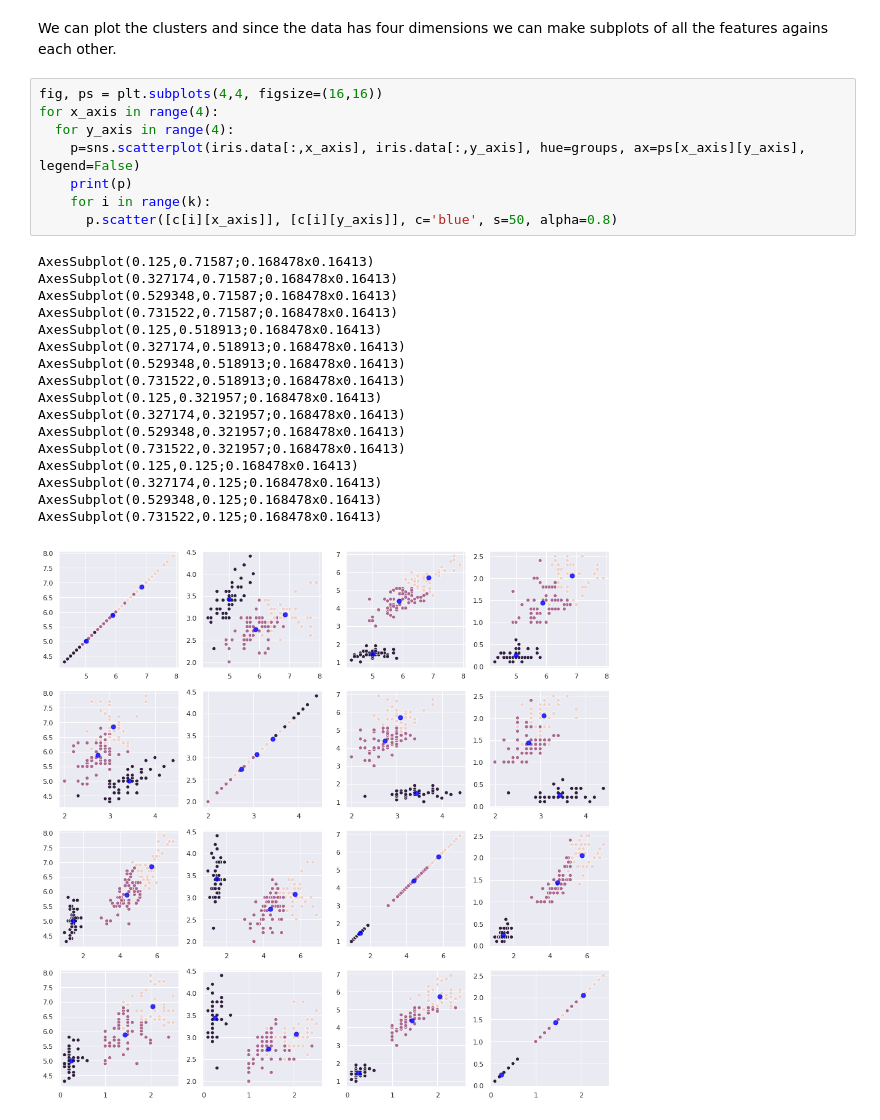
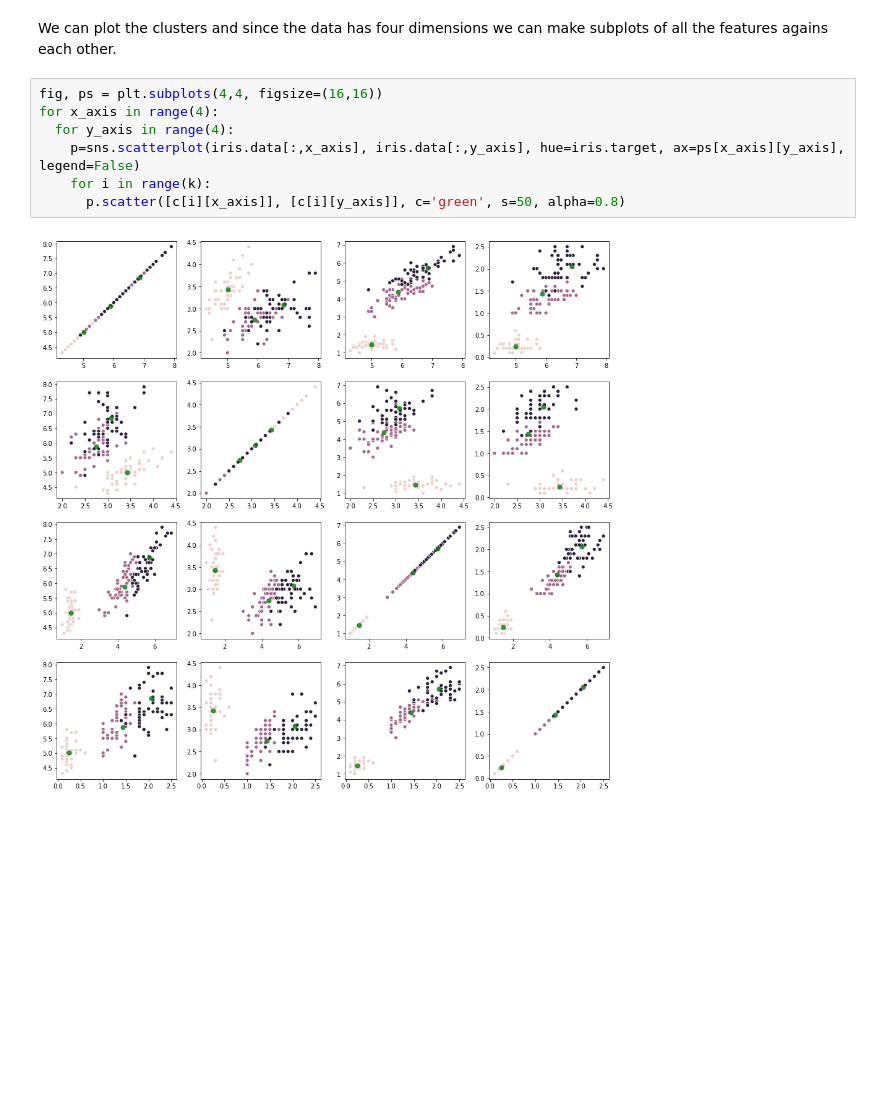
Before and after one commit to andreaskdk/machine-learning-course-notebooks, a Jupyter notebook: coursenotebooks/Kmeans_solution.ipynb, the cells around one changed output. Cells and saved outputs as stored; diff of their text form; blank space fills up the shorter version.

```diff
--- a/coursenotebooks/Kmeans_solution.ipynb
+++ b/coursenotebooks/Kmeans_solution.ipynb
@@ -65,26 +64,9 @@ We can plot the clusters and since the data has four dimensions we can make subp
 # %%
 fig, ps = plt.subplots(4,4, figsize=(16,16))
 for x_axis in range(4):
   for y_axis in range(4):
-    p=sns.scatterplot(iris.data[:,x_axis], iris.data[:,y_axis], hue=groups, ax=ps[x_axis][y_axis], legend=False)
-    print(p)
+    p=sns.scatterplot(iris.data[:,x_axis], iris.data[:,y_axis], hue=iris.target, ax=ps[x_axis][y_axis], legend=False)
     for i in range(k):
-      p.scatter([c[i][x_axis]], [c[i][y_axis]], c='blue', s=50, alpha=0.8)
+      p.scatter([c[i][x_axis]], [c[i][y_axis]], c='green', s=50, alpha=0.8)
 # %% [output]
-AxesSubplot(0.125,0.71587;0.168478x0.16413)
-AxesSubplot(0.327174,0.71587;0.168478x0.16413)
-AxesSubplot(0.529348,0.71587;0.168478x0.16413)
-AxesSubplot(0.731522,0.71587;0.168478x0.16413)
-AxesSubplot(0.125,0.518913;0.168478x0.16413)
-AxesSubplot(0.327174,0.518913;0.168478x0.16413)
-AxesSubplot(0.529348,0.518913;0.168478x0.16413)
-AxesSubplot(0.731522,0.518913;0.168478x0.16413)
-AxesSubplot(0.125,0.321957;0.168478x0.16413)
-AxesSubplot(0.327174,0.321957;0.168478x0.16413)
-AxesSubplot(0.529348,0.321957;0.168478x0.16413)
-AxesSubplot(0.731522,0.321957;0.168478x0.16413)
-AxesSubplot(0.125,0.125;0.168478x0.16413)
-AxesSubplot(0.327174,0.125;0.168478x0.16413)
-AxesSubplot(0.529348,0.125;0.168478x0.16413)
-AxesSubplot(0.731522,0.125;0.168478x0.16413)
-[figure, old version]
+[figure, new version]
```
Also changed, not shown: parts of 3 cells of this notebook, 23 other files.
